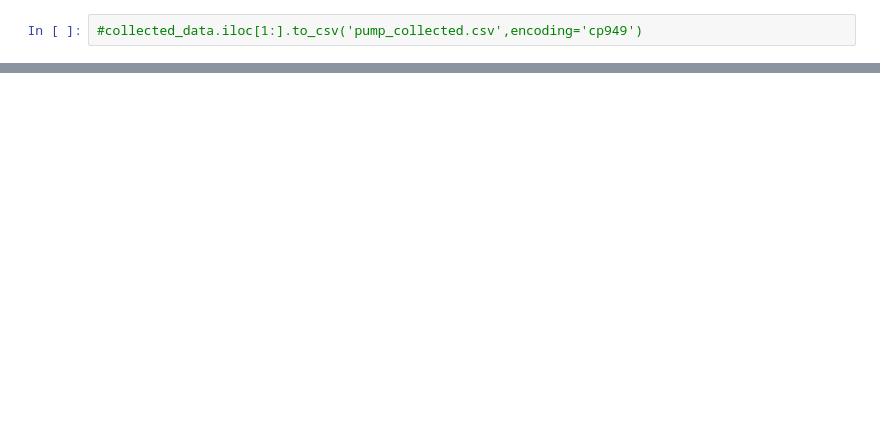
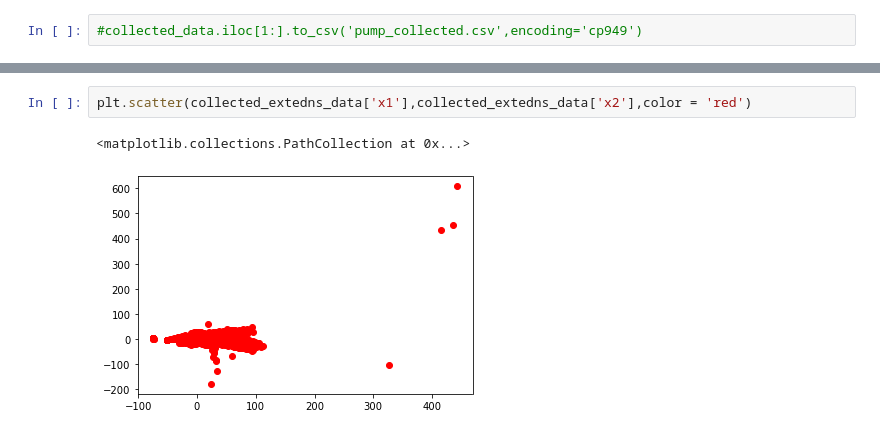
Before and after one commit to ma-an-jong/AnomalyDetection, a Jupyter notebook: data_collection.ipynb, the cells around one changed output, grey strips where cells are left out. Cells and saved outputs as stored; diff of their text form; blank space fills up the shorter version.

```diff
--- a/data_collection.ipynb
+++ b/data_collection.ipynb
@@ -105,0 +146,5 @@ KeyboardInterrupt:
+# %%
+plt.scatter(collected_extedns_data['x1'],collected_extedns_data['x2'],color = 'red')
+# %% [output]
+<matplotlib.collections.PathCollection at 0x...>
+[figure, added]
```
Also changed, not shown: parts of 7 cells of this notebook, 51 other files.
